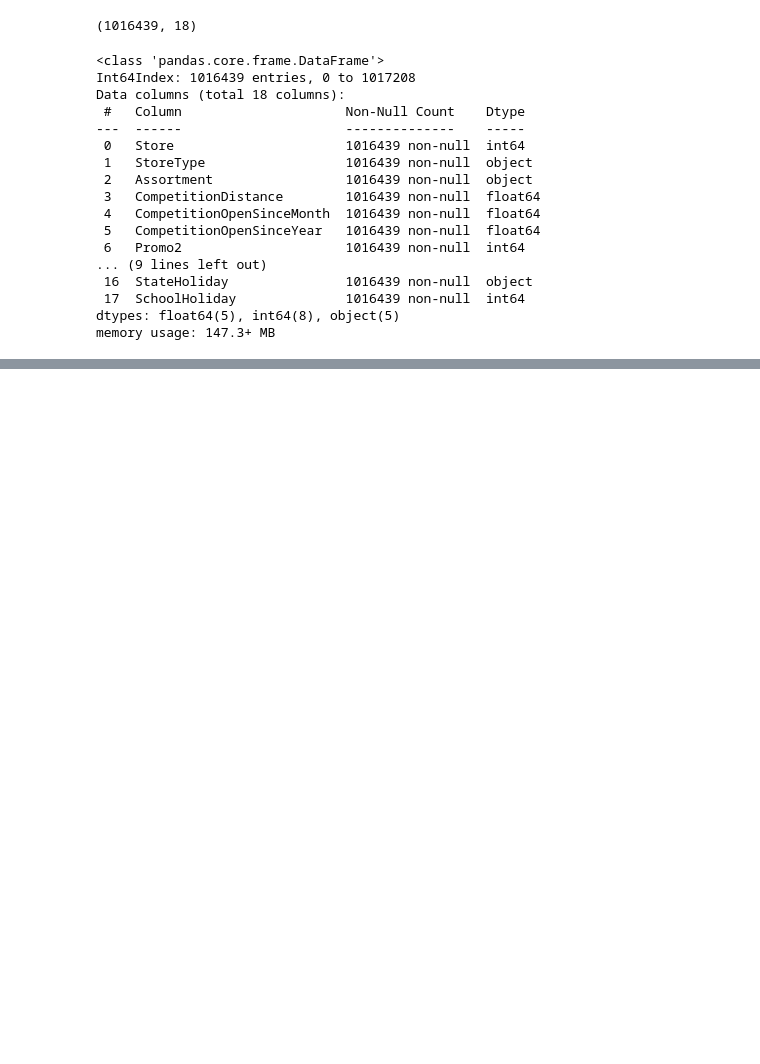
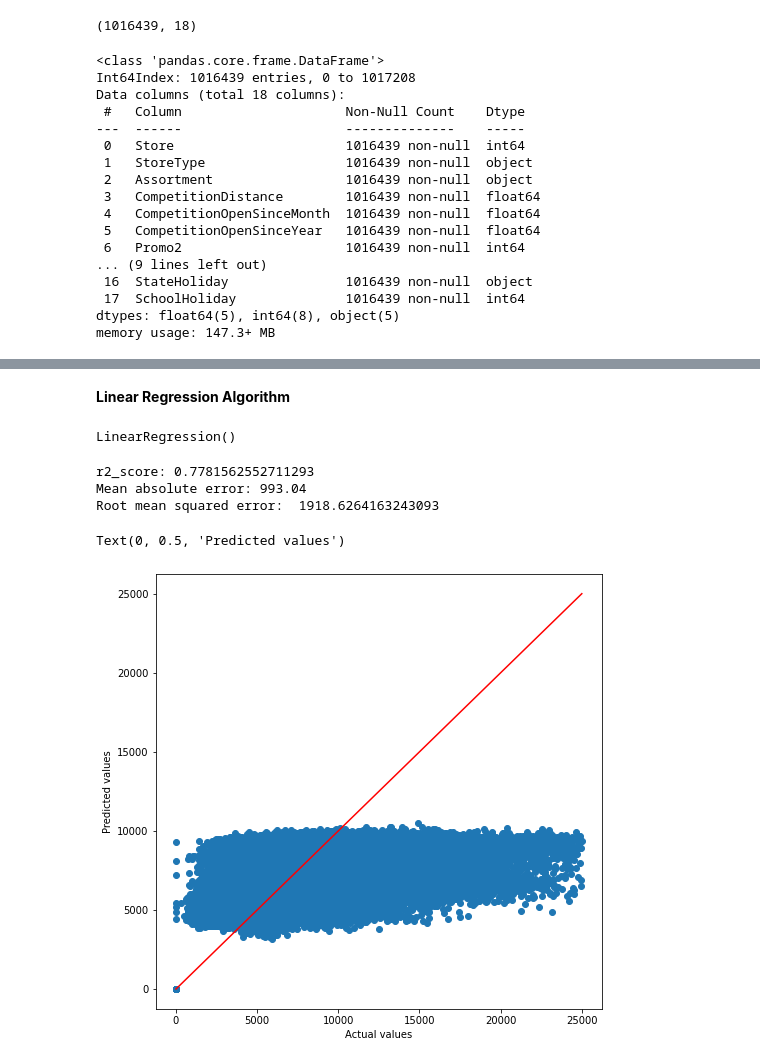
Before and after one commit to Nikitanegi0410/ML-Project---Rossmann-Sales-Prediction-, a Jupyter notebook: Rossmann_Sales_Prediction_Capstone_Project.ipynb, the cells around one changed output, grey strips where cells are left out. Cells and saved outputs as stored; diff of their text form; code cells hidden in the pictures; blank space fills up the shorter version.

```diff
--- a/Rossmann_Sales_Prediction_Capstone_Project.ipynb
+++ b/Rossmann_Sales_Prediction_Capstone_Project.ipynb
@@ -528,0 +560,6 @@ correlation
+# %%
+from sklearn.model_selection import train_test_split
+from sklearn.metrics import r2_score,mean_squared_error,mean_absolute_error
+import math
+
+X_train, X_test, y_train, y_test_open = train_test_split(comb_data_open.drop(['Sales','Customers','Open'],axis=1),comb_data_open['Sales'], test_size=0.2, random_state=23)
@@ -528,0 +583,39 @@ correlation
+# %%
+y_test_closed = np.zeros(comb_data_closed.shape[0])
+y_test = np.append(y_test_open, y_test_closed)
+# %% [markdown]
+**Linear Regression Algorithm**
+# %%
+from sklearn.linear_model import LinearRegression
+
+model = LinearRegression()
+model.fit(X_train,y_train)
+# %% [output]
+LinearRegression()
+# %%
+prediction_open = model.predict(X_test)
+prediction_closed = np.zeros(comb_data_closed.shape[0])
+
+y_predict = np.append(prediction_open,prediction_closed)
+# %%
+# Performance of the model
+
+print('r2_score:',r2_score(y_test,y_predict))
+print('Mean absolute error: %.2f' % mean_absolute_error(y_test,y_predict))
+print('Root mean squared error: ', math.sqrt(mean_squared_error(y_test,y_predict)))
+# %% [output]
+r2_score: 0.7781562552711293
+Mean absolute error: 993.04
+Root mean squared error:  1918.6264163243093
+# %%
+plt.figure(figsize=(8,8))
+plt.scatter(y_test,y_predict)
+
+p1 = max(max(y_predict),max(y_test))
+p2 = min(min(y_predict),min(y_test))
+plt.plot([p1,p2],[p1,p2],c='r')
+plt.xlabel('Actual values')
+plt.ylabel('Predicted values')
+# %% [output]
+Text(0, 0.5, 'Predicted values')
+[figure, added]
```
Also changed, not shown: parts of 18 cells of this notebook.
